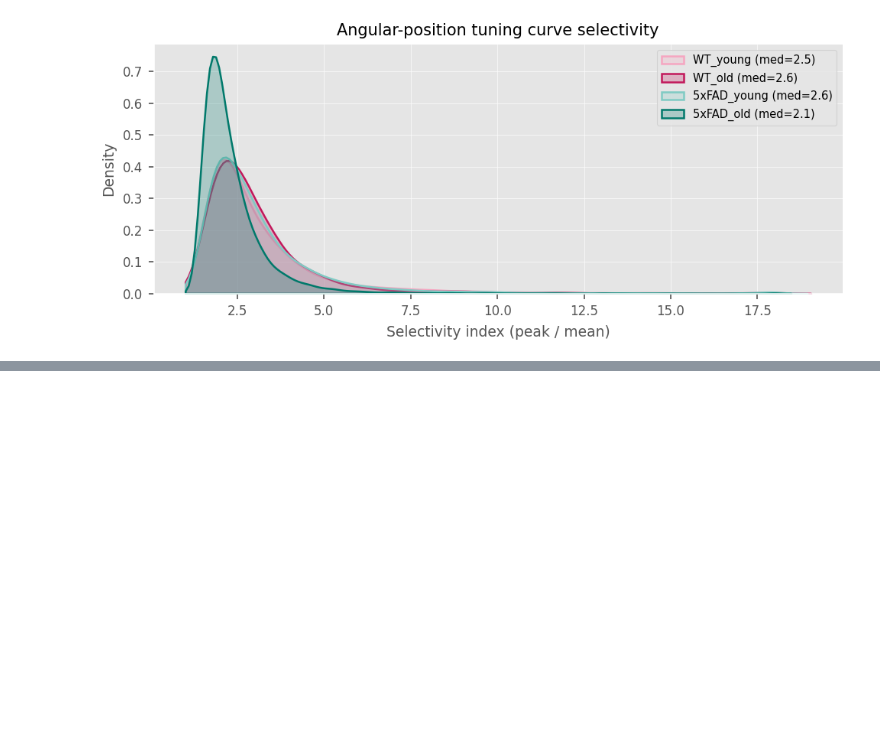
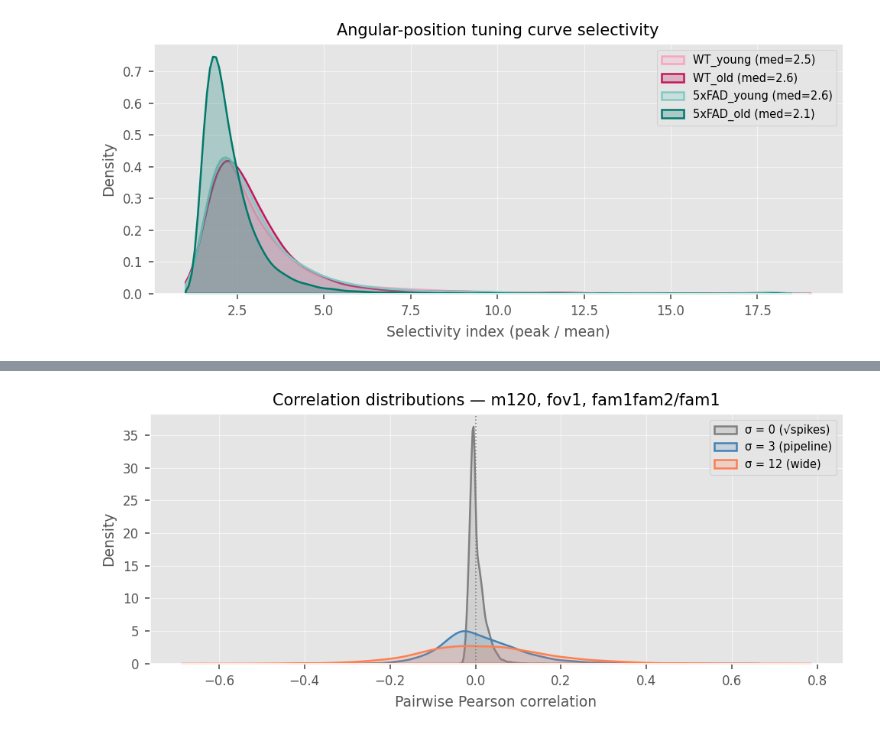
Before and after one commit to elena-faillace/manifold-remapping, a Jupyter notebook: notebooks/0.data_overview/02_neural_data_statistics.ipynb, the cells around one changed output, grey strips where cells are left out. Drawn from its saved outputs; the diff is of its cells as text; code cells hidden in the pictures; blank space fills up the shorter version.

```diff
--- a/notebooks/0.data_overview/02_neural_data_statistics.ipynb
+++ b/notebooks/0.data_overview/02_neural_data_statistics.ipynb
@@ -221,0 +408,46 @@ plt.show()
+# %%
+# Pick one example recording (first group, first subject)
+ex_group = GROUP_ORDER[0]
+g, a = ex_group.split("_")
+ex_s = mice.get_subjects_by_group(g, a)[0]
+ex_f = mice.get_available_fovs(ex_s)[0]
+ex_se = mice.get_available_sessions(ex_s, ex_f)[0]
+ex_r = mice.get_available_runs(ex_s, ex_f, ex_se)[0]
+
+spikes_ex, _, _, _ = mice.load_spikes(
+    ex_s, ex_f, ex_se, ex_r,
+    only_moving=ONLY_MOVING, bins_compress=BINS_COMPRESS,
+)
+
+highlight_sigmas = [0, BINS_SMOOTHING, 12]
+sigma_labels = {0: "σ = 0 (√spikes)", BINS_SMOOTHING: f"σ = {BINS_SMOOTHING} (pipeline)", 12: "σ = 12 (wide)"}
+sigma_colors = {0: "0.5", BINS_SMOOTHING: "steelblue", 12: "coral"}
+
+fig, ax = plt.subplots(figsize=(PlotStyle.FULL_WIDTH, 3))
+
+for sigma in highlight_sigmas:
+    if sigma == 0:
+        fr_tmp = np.sqrt(spikes_ex.astype(float))
+    else:
+        fr_tmp = np.sqrt(gaussian_filter1d(spikes_ex.astype(float), sigma=sigma, axis=0))
+
+    # Drop zero-variance neurons to avoid NaN correlations
+    variances = fr_tmp.var(axis=0)
+    fr_tmp = fr_tmp[:, variances > 0]
+
+    C = np.corrcoef(fr_tmp.T)
+    iu = np.triu_indices(C.shape[0], k=1)
+    vals = C[iu]
+    sns.kdeplot(vals, ax=ax, color=sigma_colors[sigma], fill=True, alpha=0.2,
+                linewidth=1.2, label=sigma_labels[sigma])
+
+ax.axvline(0, color="0.5", ls=":", lw=0.8)
+ax.set_xlabel("Pairwise Pearson correlation")
+ax.set_ylabel("Density")
+ax.set_title(f"Correlation distributions — {ex_s.value}, fov{ex_f}, {ex_se}/{ex_r}")
+ax.legend(fontsize=7)
+plt.tight_layout()
+fig.savefig(fig_path / "correlation_distributions_kernels.pdf")
+plt.show()
+# %% [output]
+[figure, added]
```
Also changed, not shown: parts of 10 cells of this notebook, 5 other files.
